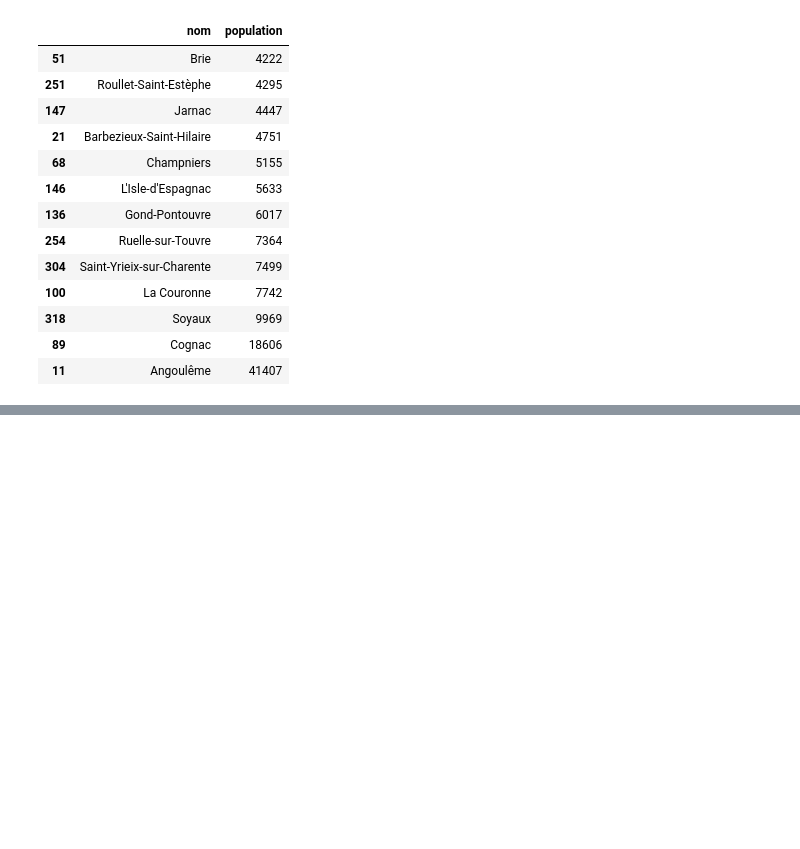
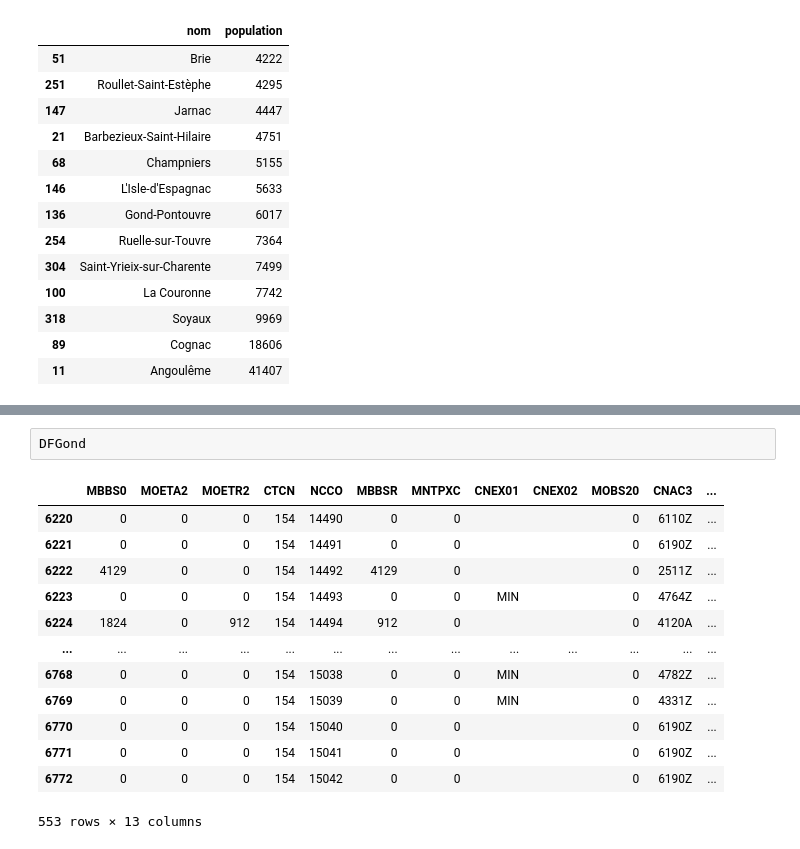
Before and after one commit to Kurdyk/Hackaton-DGFiP, a Jupyter notebook: Hackaton.ipynb, the cells around one changed output, grey strips where cells are left out. Cells and saved outputs as stored; diff of their text form; blank space fills up the shorter version.

```diff
--- a/Hackaton.ipynb
+++ b/Hackaton.ipynb
@@ -94,0 +115,16 @@ print(nombre_occurrences)
+# %%
+DFGond
+# %% [output]
+|  | MBBS0 | MOETA2 | MOETR2 | CTCN | NCCO | MBBSR | MNTPXC | CNEX01 | CNEX02 | MOBS20 | CNAC3 | ... |
+| 6220 | 0 | 0 | 0 | 154 | 14490 | 0 | 0 |  |  | 0 | 6110Z | ... |
+| 6221 | 0 | 0 | 0 | 154 | 14491 | 0 | 0 |  |  | 0 | 6190Z | ... |
+| 6222 | 4129 | 0 | 0 | 154 | 14492 | 4129 | 0 |  |  | 0 | 2511Z | ... |
+| 6223 | 0 | 0 | 0 | 154 | 14493 | 0 | 0 | MIN |  | 0 | 4764Z | ... |
+| 6224 | 1824 | 0 | 912 | 154 | 14494 | 912 | 0 |  |  | 0 | 4120A | ... |
+| ... | ... | ... | ... | ... | ... | ... | ... | ... | ... | ... | ... | ... |
+| 6768 | 0 | 0 | 0 | 154 | 15038 | 0 | 0 | MIN |  | 0 | 4782Z | ... |
+| 6769 | 0 | 0 | 0 | 154 | 15039 | 0 | 0 | MIN |  | 0 | 4331Z | ... |
+| 6770 | 0 | 0 | 0 | 154 | 15040 | 0 | 0 |  |  | 0 | 6190Z | ... |
+| 6771 | 0 | 0 | 0 | 154 | 15041 | 0 | 0 |  |  | 0 | 6190Z | ... |
+| 6772 | 0 | 0 | 0 | 154 | 15042 | 0 | 0 |  |  | 0 | 6190Z | ... |
+553 rows × 13 columns
```
Also changed, not shown: parts of 8 cells of this notebook.
